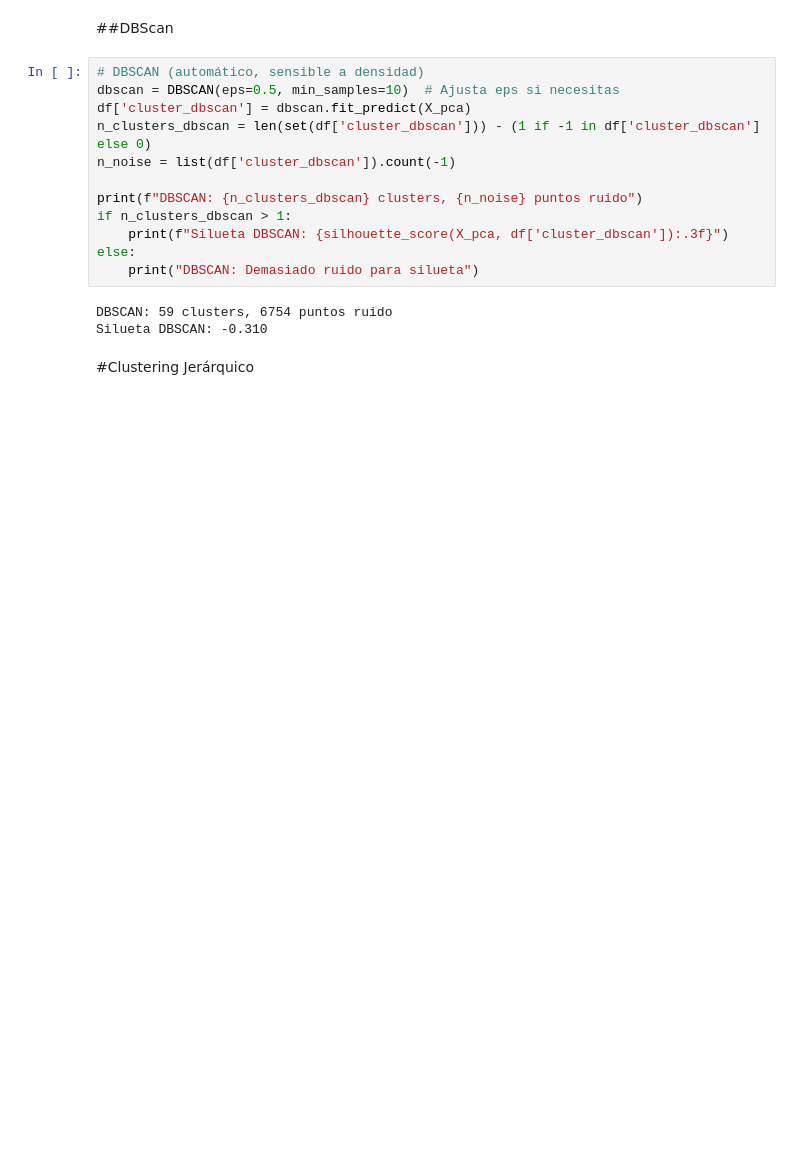
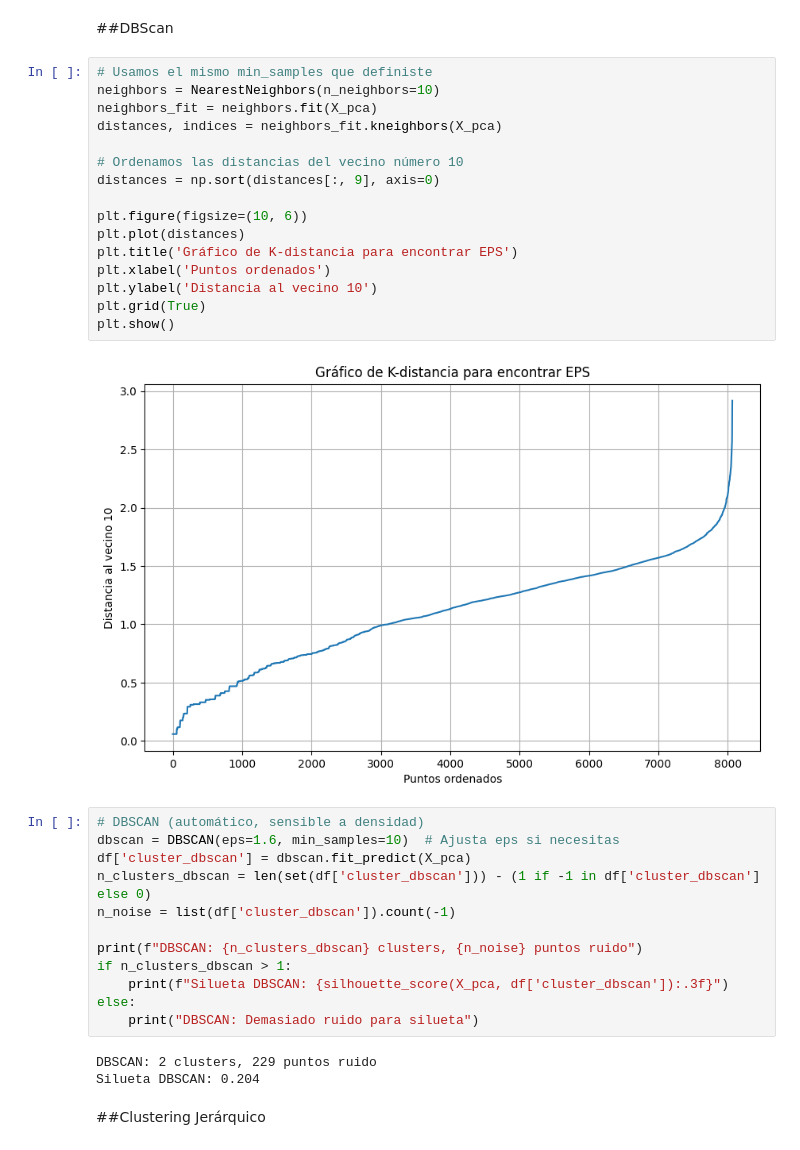
Before and after one commit to luisleonb/Proyecto_M7_ABP, a Jupyter notebook: Proyect__M7_ABP.ipynb, the cells around one changed output. Cells and saved outputs as stored; diff of their text form; blank space fills up the shorter version.

```diff
--- a/Proyect__M7_ABP.ipynb
+++ b/Proyect__M7_ABP.ipynb
@@ -305,8 +312,26 @@ Silueta K-Means (3): 0.188
 # %% [markdown]
 ##DBScan
+# %%
+# Usamos el mismo min_samples que definiste
+neighbors = NearestNeighbors(n_neighbors=10)
+neighbors_fit = neighbors.fit(X_pca)
+distances, indices = neighbors_fit.kneighbors(X_pca)
+
+# Ordenamos las distancias del vecino número 10
+distances = np.sort(distances[:, 9], axis=0)
+
+plt.figure(figsize=(10, 6))
+plt.plot(distances)
+plt.title('Gráfico de K-distancia para encontrar EPS')
+plt.xlabel('Puntos ordenados')
+plt.ylabel('Distancia al vecino 10')
+plt.grid(True)
+plt.show()
+# %% [output]
+[figure, added]
 # %%
 # DBSCAN (automático, sensible a densidad)
-dbscan = DBSCAN(eps=0.5, min_samples=10)  # Ajusta eps si necesitas
+dbscan = DBSCAN(eps=1.6, min_samples=10)  # Ajusta eps si necesitas
 df['cluster_dbscan'] = dbscan.fit_predict(X_pca)
 n_clusters_dbscan = len(set(df['cluster_dbscan'])) - (1 if -1 in df['cluster_dbscan'] else 0)
 n_noise = list(df['cluster_dbscan']).count(-1)
@@ -317,9 +342,9 @@ if n_clusters_dbscan > 1:
 else:
     print("DBSCAN: Demasiado ruido para silueta")
 # %% [output]
-DBSCAN: 59 clusters, 6754 puntos ruido
-Silueta DBSCAN: -0.310
+DBSCAN: 2 clusters, 229 puntos ruido
+Silueta DBSCAN: 0.204
 # %% [markdown]
-#Clustering Jerárquico
+##Clustering Jerárquico
 # %%
 # Jerárquico (mismo k que K-Means)
```
Also changed, not shown: parts of 35 cells of this notebook.
